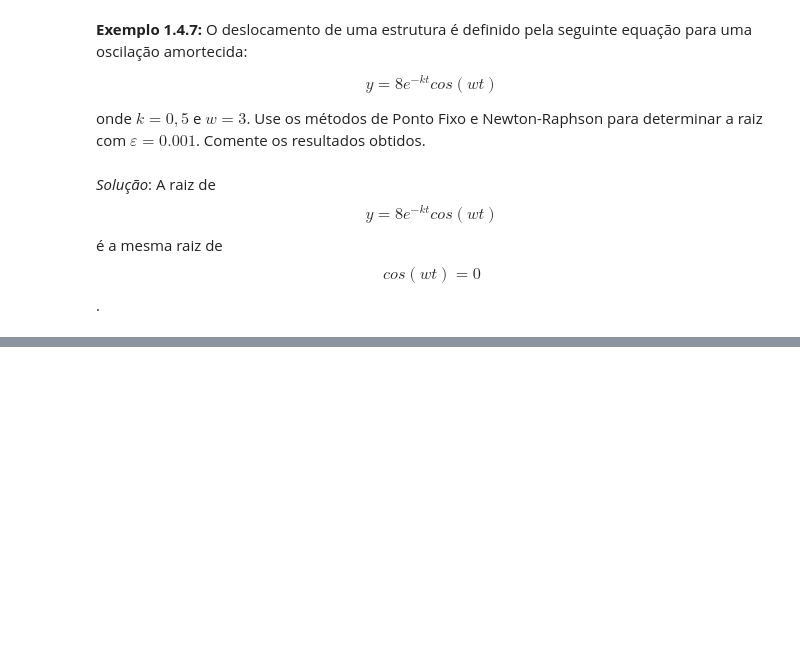
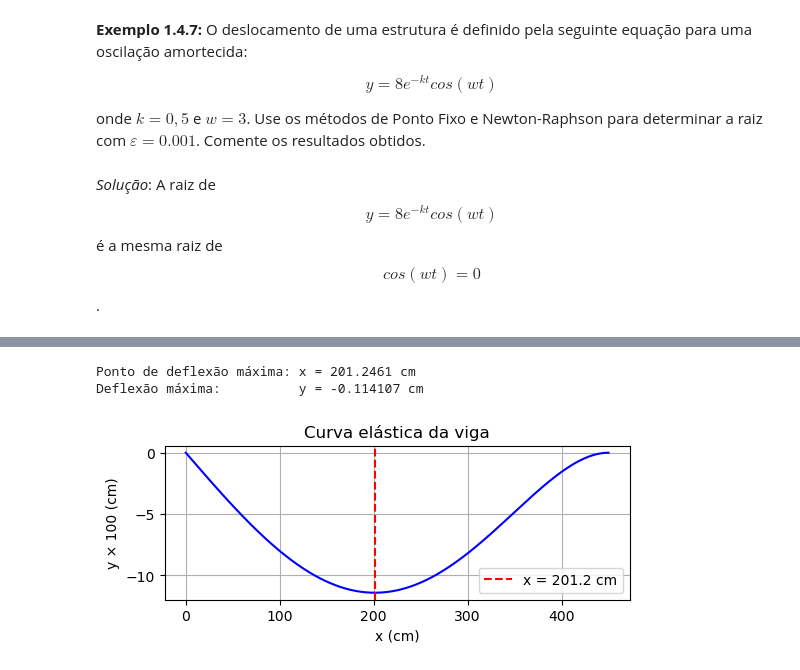
Before and after one commit to tiagoburiol/metodos_numericos_em_python, a Jupyter notebook: 1_INTRODUCAO_ERROS/1.4_exemplos_de_aplicacoes.ipynb, the cells around one changed output, grey strips where cells are left out. Drawn from its saved outputs; the diff is of its cells as text; code cells hidden in the pictures; blank space fills up the shorter version.

```diff
--- a/1_INTRODUCAO_ERROS/1.4_exemplos_de_aplicacoes.ipynb
+++ b/1_INTRODUCAO_ERROS/1.4_exemplos_de_aplicacoes.ipynb
@@ -367,31 +430,35 @@ w0 = 1.75     # kN/cm
 # dy/dx = (w0/(120*E*I*L)) * (-5x⁴ + 6L²x² - L⁴) = 0
 # basta encontrar a raiz de g(x) = -5x⁴ + 6L²x² - L⁴ no intervalo (0, L)
 g      = lambda x: -5*x**4 + 6*L**2*x**2 - L**4
 glinha = lambda x: -20*x**3 + 12*L**2*x
 
 # Newton-Raphson a partir de x0 = L/2
 x = L / 2.0
 for _ in range(50):
     dx = g(x) / glinha(x)
     x -= dx
     if abs(dx) < 1e-6:
         break
 
 print(f"Ponto de deflexão máxima: x = {x:.4f} cm")
 
 y = lambda x: (w0 / (120*E*I*L)) * (-x**5 + 2*L**2*x**3 - L**4*x)
 print(f"Deflexão máxima:          y = {y(x):.6f} cm")
 
 # Curva elástica completa
 xs = np.linspace(0, L, 500)
 import matplotlib.pyplot as plt
 
-plt.figure(figsize=(8, 3))
+plt.figure(figsize=(6, 2))
 plt.plot(xs, y(xs)*100, "b-")           # ×100 para melhor visualização
 plt.axvline(x, color="r", linestyle="--", label=f"x = {x:.1f} cm")
 plt.xlabel("x (cm)")
 plt.ylabel("y × 100 (cm)")
 plt.title("Curva elástica da viga")
 plt.legend()
 plt.grid()
 plt.show()
+# %% [output]
+Ponto de deflexão máxima: x = 201.2461 cm
+Deflexão máxima:          y = -0.114107 cm
+[figure, added]
```
Also changed, not shown: parts of 13 cells of this notebook, 23 other files.
